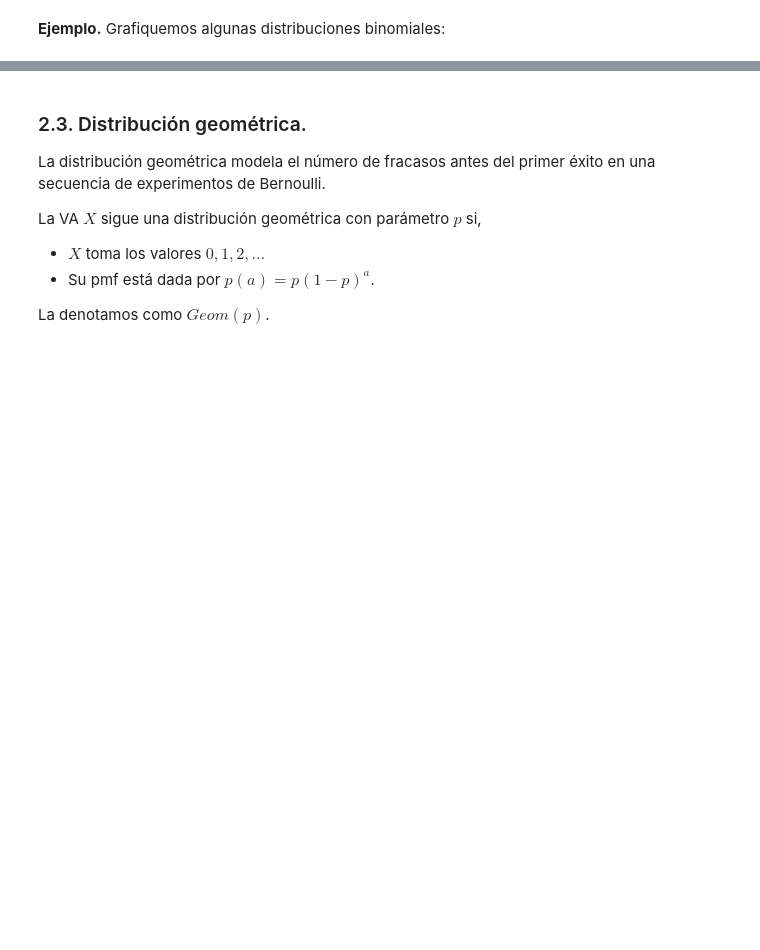
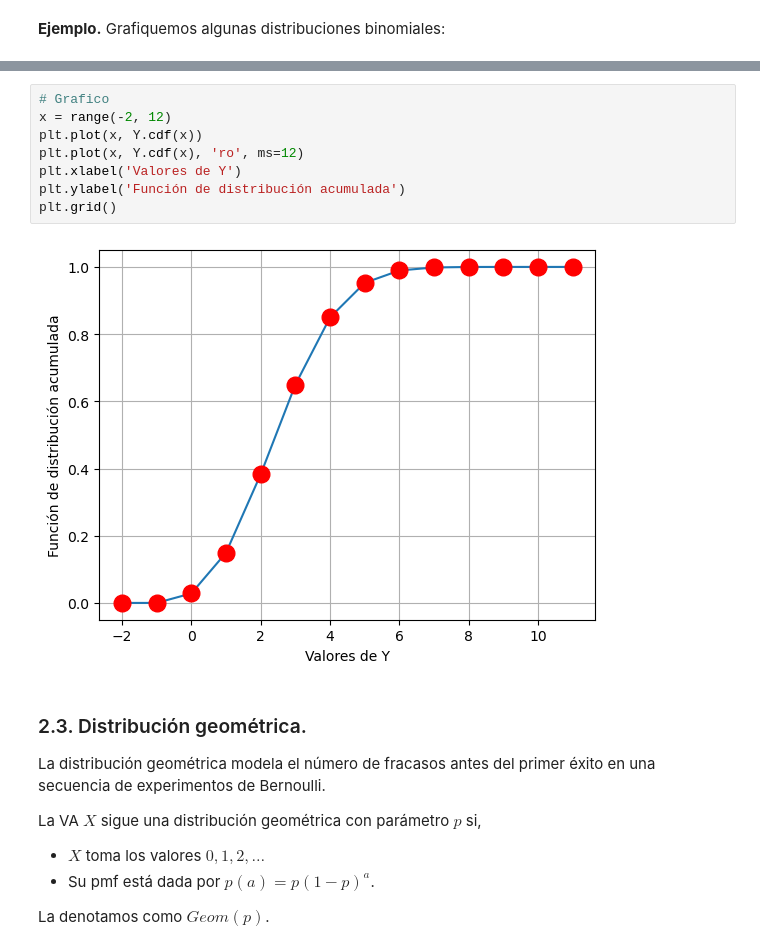
Before and after one commit to esjimenezro/mebo2024, a Jupyter notebook: modulo1/tema2/2-variables-aleatorias-discretas.ipynb, the cells around one changed output, grey strips where cells are left out. Cells and saved outputs as stored; diff of their text form; blank space fills up the shorter version.

```diff
--- a/modulo1/tema2/2-variables-aleatorias-discretas.ipynb
+++ b/modulo1/tema2/2-variables-aleatorias-discretas.ipynb
@@ -187,3 +215,13 @@ $$
+# %%
+# Grafico
+x = range(-2, 12)
+plt.plot(x, Y.cdf(x))
+plt.plot(x, Y.cdf(x), 'ro', ms=12)
+plt.xlabel('Valores de Y')
+plt.ylabel('Función de distribución acumulada')
+plt.grid()
+# %% [output]
+[figure, added]
 # %% [markdown]
 ### 2.3. Distribución geométrica.
 
```
Also changed, not shown: parts of 20 cells of this notebook.
